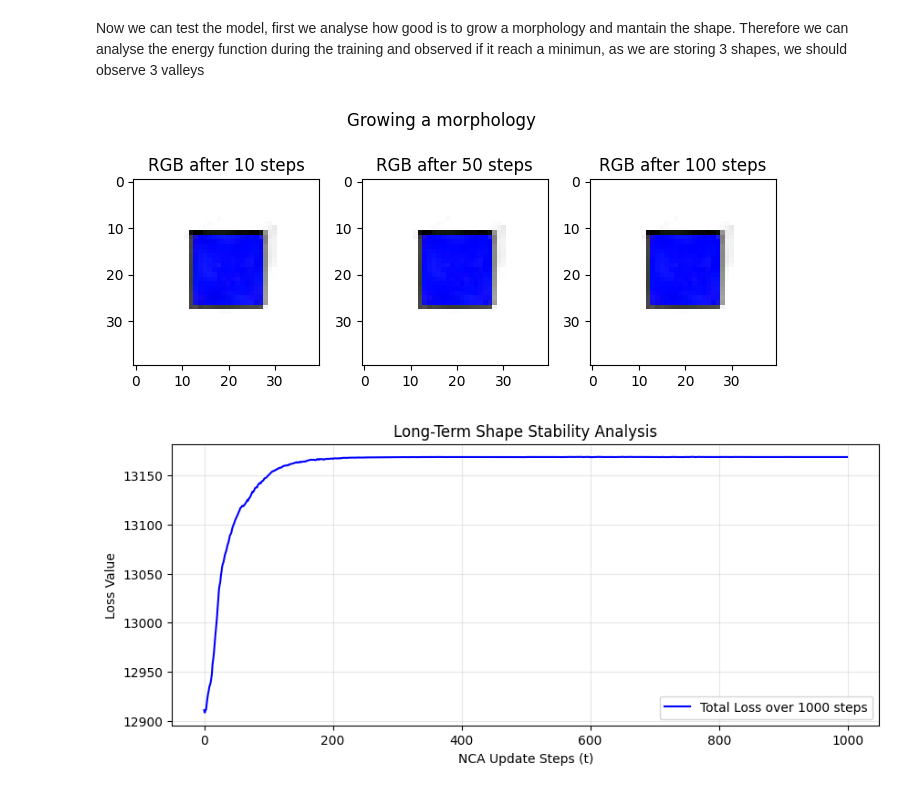
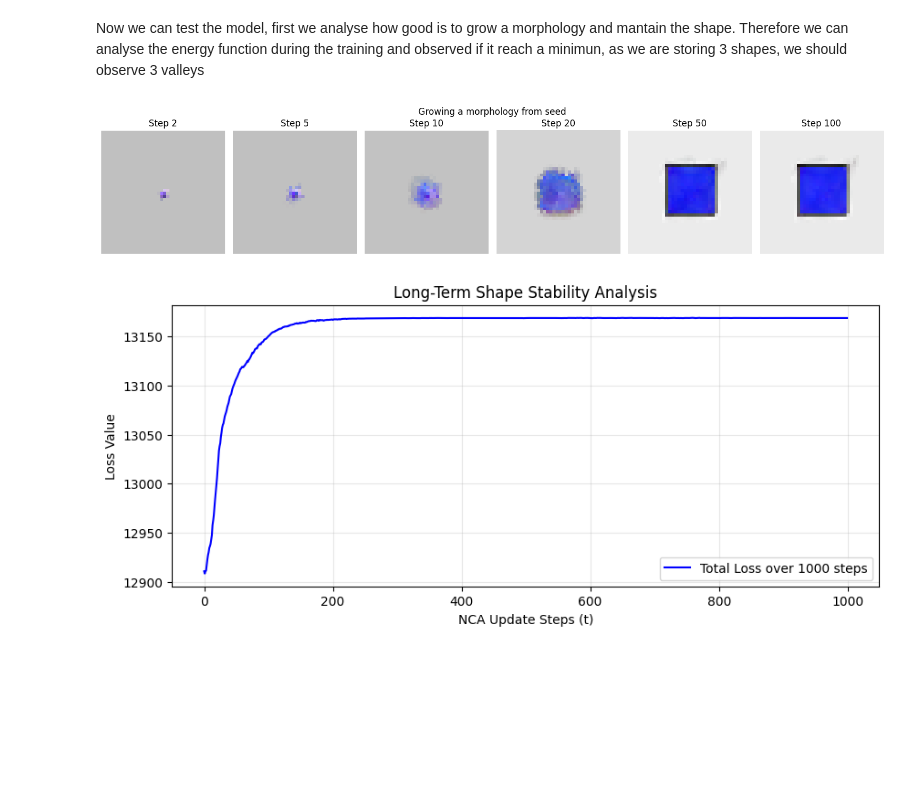
Before and after one commit to lshofsl/Advanced-topics-in-PoD-project-, a Jupyter notebook: EBM_NCA.ipynb, the cells around one changed output. Cells and saved outputs as stored; diff of their text form; code cells hidden in the pictures; blank space fills up the shorter version.

```diff
--- a/EBM_NCA.ipynb
+++ b/EBM_NCA.ipynb
@@ -198,7 +198,7 @@ for i in range(TRAINING_ITERS + 1):
     energy_nca_state = -0.5 * torch.sum(x[:, :4, :, :].pow(2))
     energy.append(energy_nca_state.item())
     ## Total loss of the energy targets
-    loss_energy = energy_target - energy_nca_state
+    loss_energy = (energy_target - energy_nca_state).pow(2)
 
     gamma = 0.01  ## Hyperparameter
     loss = loss_base + gamma * loss_energy
@@ -262,38 +262,33 @@ Now we can test the model, first we analyse how good is to grow a morphology and
 # %%
 
 ## Growing the morphology
-with torch.no_grad():
-    # Start from a pool sample
-    x_current = pools[0][0:1].clone().to(DEVICE)
+def visualize_growth(nca, seed, steps_to_show=[2, 5, 10, 20, 50, 100]):
+    x = seed.clone()
+    fig, axes = plt.subplots(1, len(steps_to_show), figsize=(15, 3))
+    fig.suptitle("Growing a morphology from seed")
 
-    for _ in range(10):
-        x_current = nca(x_current)
-    x_step_10 = x_current.clone()
+    current_step = 0
+    with torch.no_grad():
+        for i, target_step in enumerate(steps_to_show):
+            steps_needed = target_step - current_step
+            for _ in range(steps_needed):
+                x = nca(x)
+            current_step = target_step
 
-    for _ in range(40):
-        x_current = nca(x_current)
-    x_step_50 = x_current.clone()
+            # Show RGB channels
+            img = x[0, :4].permute(1, 2, 0).cpu().numpy()
+            img = (img - img.min()) / (img.max() - img.min() + 1e-8)
+            axes[i].imshow(img)
+            axes[i].set_title(f"Step {target_step}")
+            axes[i].axis("off")
 
-    for _ in range(50):
-        x_current = nca(x_current)
-    x_step_100 = x_current.clone()
-
-    fig, axes = plt.subplots(1, 3, figsize=(7, 3))
-
-    axes[0].imshow(x_step_10[0, :4].permute(1,2,0).cpu().clip(0,1))
-    axes[0].set_title('RGB after 10 steps')
-
-    axes[1].imshow(x_step_50[0, :4].permute(1, 2, 0).cpu().clamp(0, 1))
-    axes[1].set_title('RGB after 50 steps')
-
-    axes[2].imshow(x_step_100[0, :4].permute(1, 2, 0).cpu().clamp(0, 1))
-    axes[2].set_title('RGB after 100 steps')
-
-    plt.suptitle('Growing a morphology')
     plt.tight_layout()
     plt.show()
+
+# Call it with a fresh seed
+visualize_growth(nca, seeds[0].unsqueeze(0).to(x.device))
 # %% [output]
-[figure, old version]
+[figure, new version]
 # %%
 ## By plotting the loss in the testing phase, we can observe if the morphology maintains its shape over a long duration or if it becomes unstable.
 with torch.no_grad():
```
Also changed, not shown: parts of 2 cells of this notebook.
